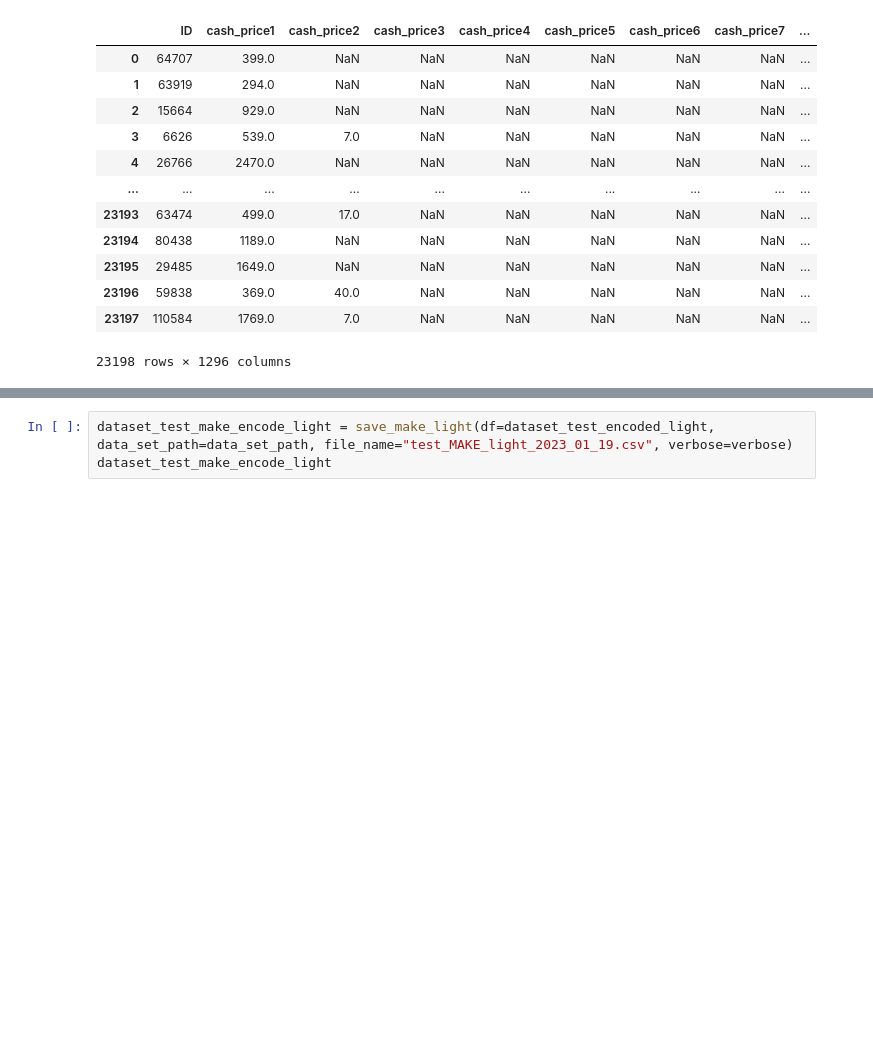
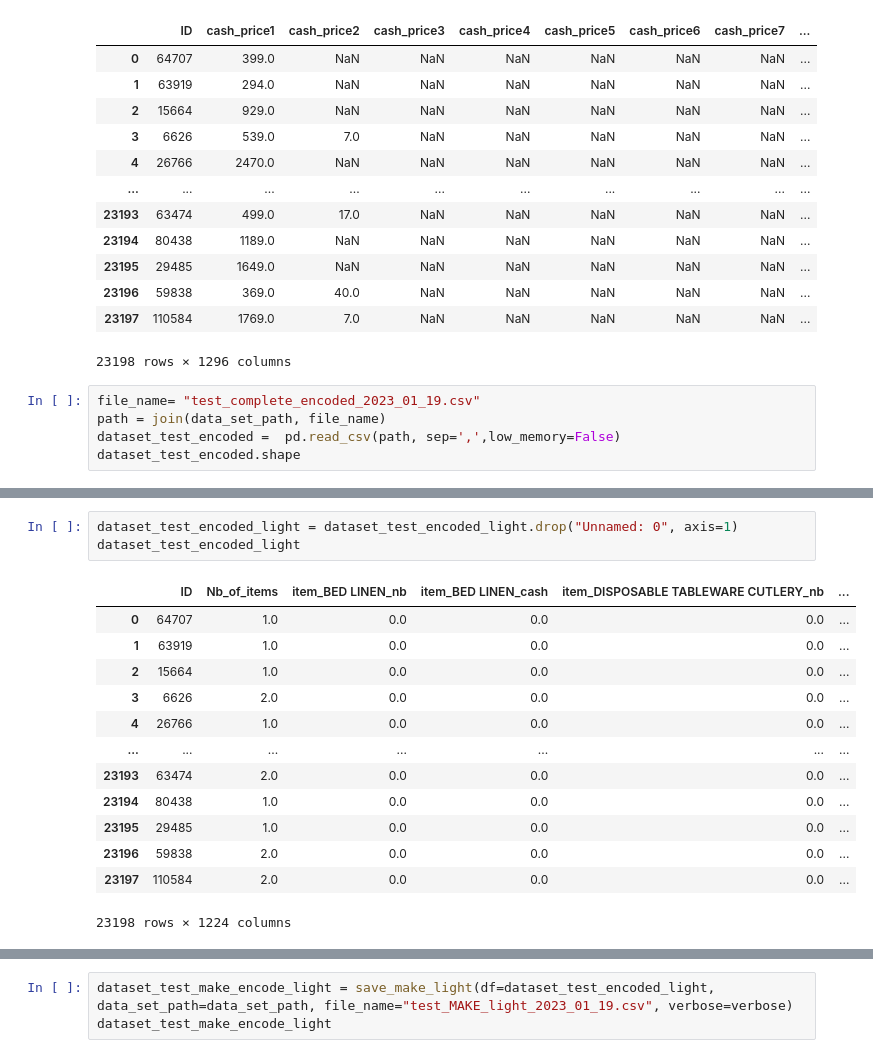
Before and after one commit to aurao22/projet_bnp_paribas_fraudeurs, a Jupyter notebook: bnp_paribas_pre_processing.ipynb, the cells around one changed output, grey strips where cells are left out. Saved outputs shown, nothing was run; the diff lists cells and outputs as text; blank space fills up the shorter version.

```diff
--- a/bnp_paribas_EDA_pre_processing.ipynb
+++ b/bnp_paribas_pre_processing.ipynb
@@ -523,3 +523,8 @@ dataset_test_encoded
 | 23196 | 59838 | 369.0 | 40.0 | NaN | NaN | NaN | NaN | NaN | ... |
 | 23197 | 110584 | 1769.0 | 7.0 | NaN | NaN | NaN | NaN | NaN | ... |
 23198 rows × 1296 columns
+# %%
+file_name= "test_complete_encoded_2023_01_19.csv"
+path = join(data_set_path, file_name)
+dataset_test_encoded =  pd.read_csv(path, sep=',',low_memory=False)
+dataset_test_encoded.shape
@@ -530,0 +555,17 @@ dataset_test_encoded_light
+# %%
+dataset_test_encoded_light = dataset_test_encoded_light.drop("Unnamed: 0", axis=1)
+dataset_test_encoded_light
+# %% [output]
+|  | ID | Nb_of_items | item_BED LINEN_nb | item_BED LINEN_cash | item_DISPOSABLE TABLEWARE CUTLERY_nb | ... |
+| 0 | 64707 | 1.0 | 0.0 | 0.0 | 0.0 | ... |
+| 1 | 63919 | 1.0 | 0.0 | 0.0 | 0.0 | ... |
+| 2 | 15664 | 1.0 | 0.0 | 0.0 | 0.0 | ... |
+| 3 | 6626 | 2.0 | 0.0 | 0.0 | 0.0 | ... |
+| 4 | 26766 | 1.0 | 0.0 | 0.0 | 0.0 | ... |
+| ... | ... | ... | ... | ... | ... | ... |
+| 23193 | 63474 | 2.0 | 0.0 | 0.0 | 0.0 | ... |
+| 23194 | 80438 | 1.0 | 0.0 | 0.0 | 0.0 | ... |
+| 23195 | 29485 | 1.0 | 0.0 | 0.0 | 0.0 | ... |
+| 23196 | 59838 | 2.0 | 0.0 | 0.0 | 0.0 | ... |
+| 23197 | 110584 | 2.0 | 0.0 | 0.0 | 0.0 | ... |
+23198 rows × 1224 columns
```
Also changed, not shown: parts of 5 cells of this notebook.
